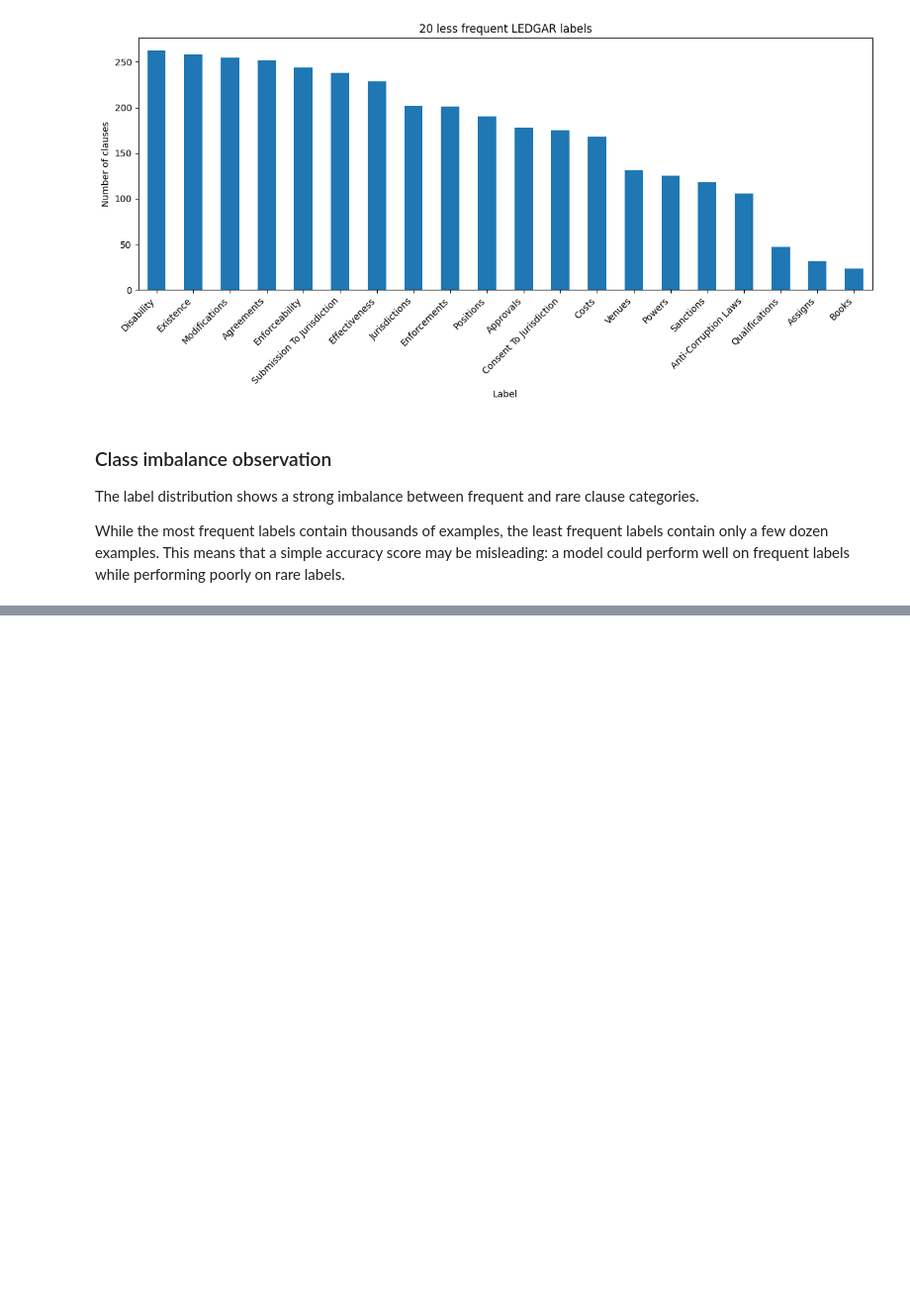
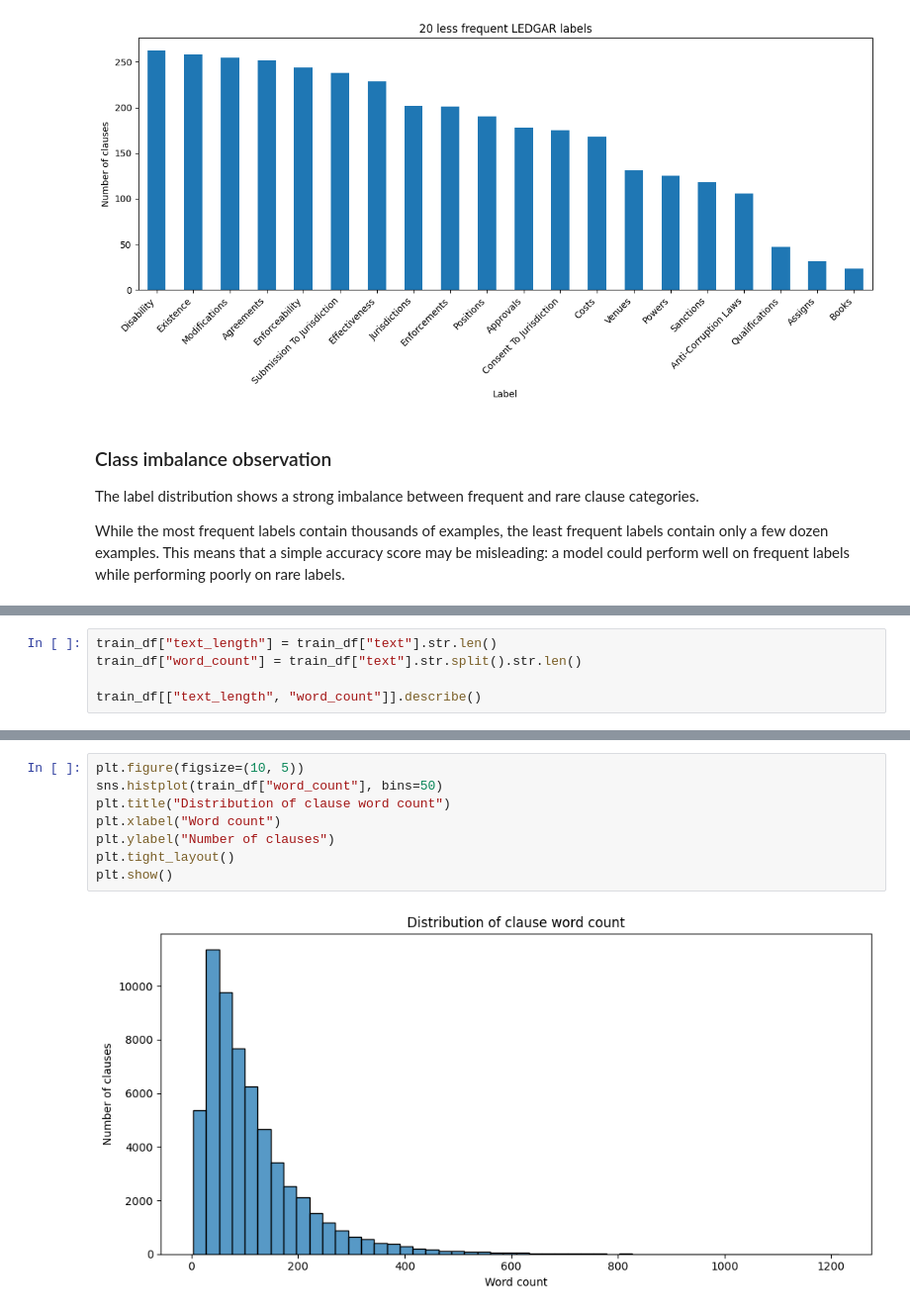
Before and after one commit to lkepli/BrickLawyer, a Jupyter notebook: notebooks/01_data_prep.ipynb, the cells around one changed output, grey strips where cells are left out. Shown at 99% size. Drawn from its saved outputs; the diff is of its cells as text; blank space fills up the shorter version.

```diff
--- a/notebooks/01_data_prep.ipynb
+++ b/notebooks/01_data_prep.ipynb
@@ -208,0 +223,5 @@ While the most frequent labels contain thousands of examples, the least frequent
+# %%
+train_df["text_length"] = train_df["text"].str.len()
+train_df["word_count"] = train_df["text"].str.split().str.len()
+
+train_df[["text_length", "word_count"]].describe()
@@ -208,0 +238,10 @@ While the most frequent labels contain thousands of examples, the least frequent
+# %%
+plt.figure(figsize=(10, 5))
+sns.histplot(train_df["word_count"], bins=50)
+plt.title("Distribution of clause word count")
+plt.xlabel("Word count")
+plt.ylabel("Number of clauses")
+plt.tight_layout()
+plt.show()
+# %% [output]
+[figure, added]
```
Also changed, not shown: parts of 11 cells of this notebook.
